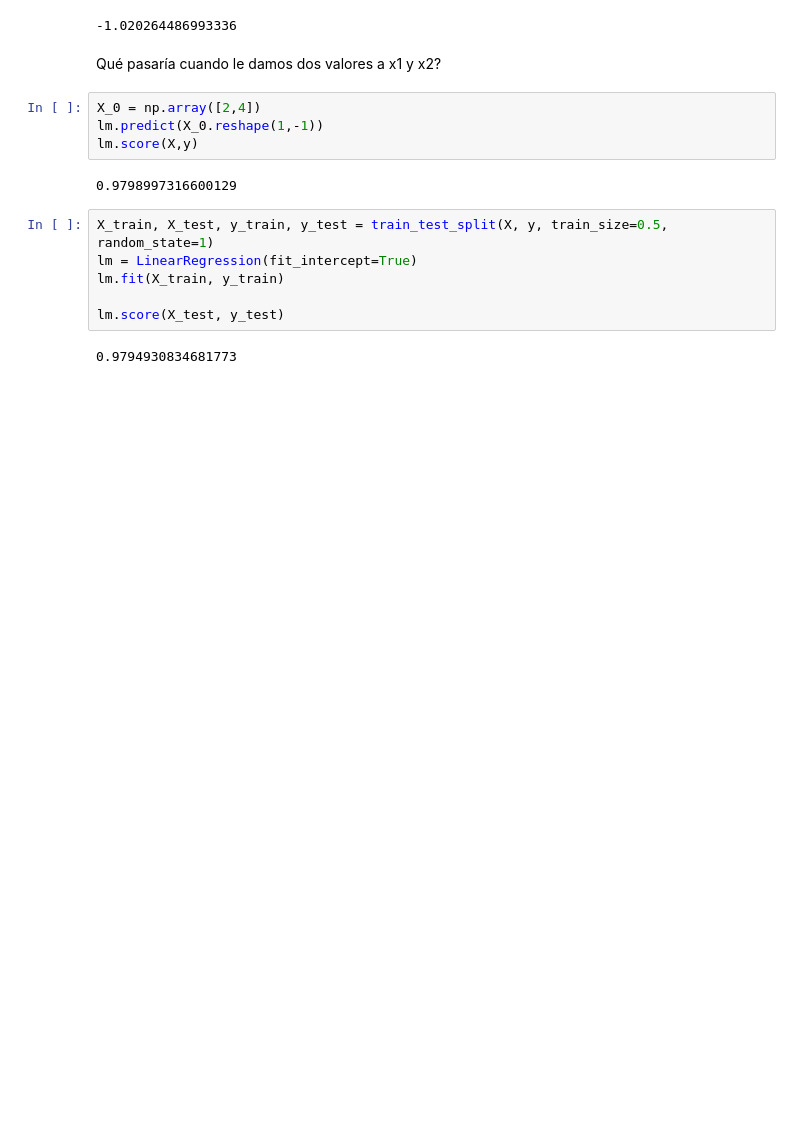
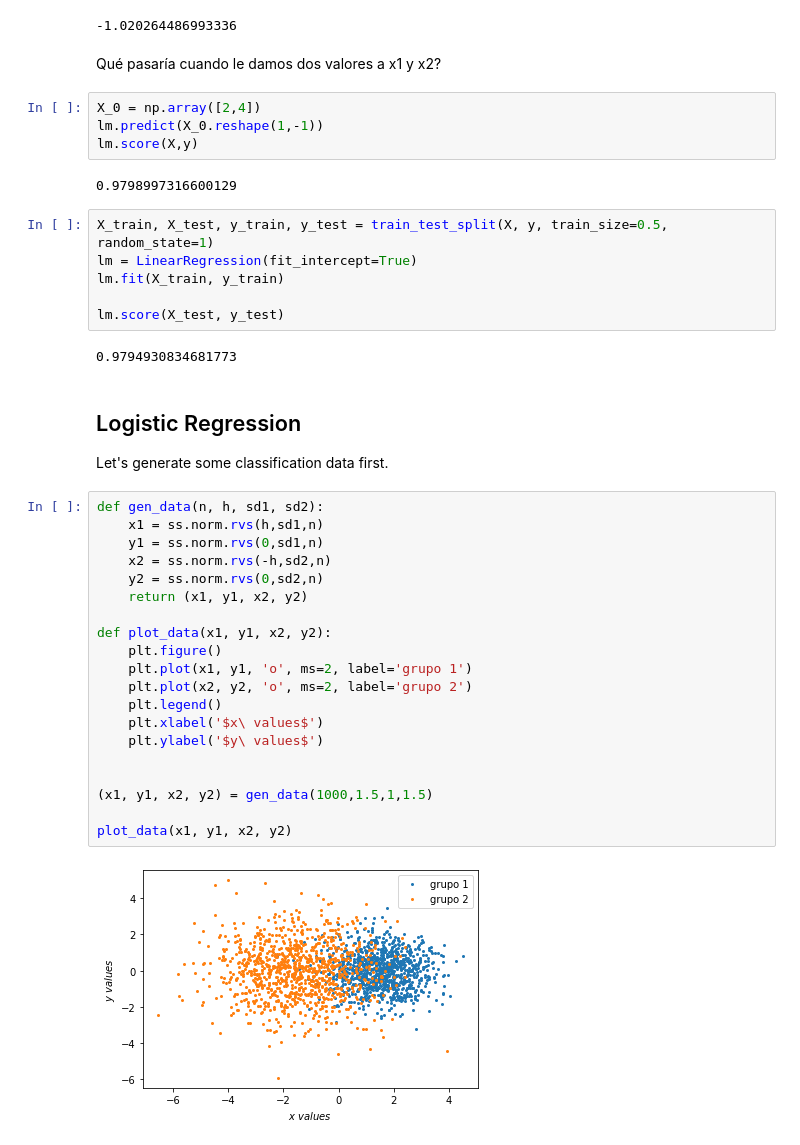
Before and after one commit to maby200/PythonForResearch, a Jupyter notebook: 5-week/5-week.ipynb, the cells around one changed output. Drawn from its saved outputs; the diff is of its cells as text; blank space fills up the shorter version.

Commit message:
Logist regression

```diff
--- a/5-week/5-week.ipynb
+++ b/5-week/5-week.ipynb
@@ -142,3 +146,28 @@ lm.fit(X_train, y_train)
 lm.score(X_test, y_test)
 # %% [output]
 0.9794930834681773
+# %% [markdown]
+## Logistic Regression
+Let's generate some classification data first.
+# %%
+def gen_data(n, h, sd1, sd2):
+    x1 = ss.norm.rvs(h,sd1,n)
+    y1 = ss.norm.rvs(0,sd1,n)
+    x2 = ss.norm.rvs(-h,sd2,n)
+    y2 = ss.norm.rvs(0,sd2,n)
+    return (x1, y1, x2, y2)
+
+def plot_data(x1, y1, x2, y2):
+    plt.figure()
+    plt.plot(x1, y1, 'o', ms=2, label='grupo 1')
+    plt.plot(x2, y2, 'o', ms=2, label='grupo 2')
+    plt.legend()
+    plt.xlabel('$x\ values$')
+    plt.ylabel('$y\ values$')
+
+
+(x1, y1, x2, y2) = gen_data(1000,1.5,1,1.5)
+
+plot_data(x1, y1, x2, y2)
+# %% [output]
+[figure, added]
```
Also changed, not shown: parts of 13 cells of this notebook.
